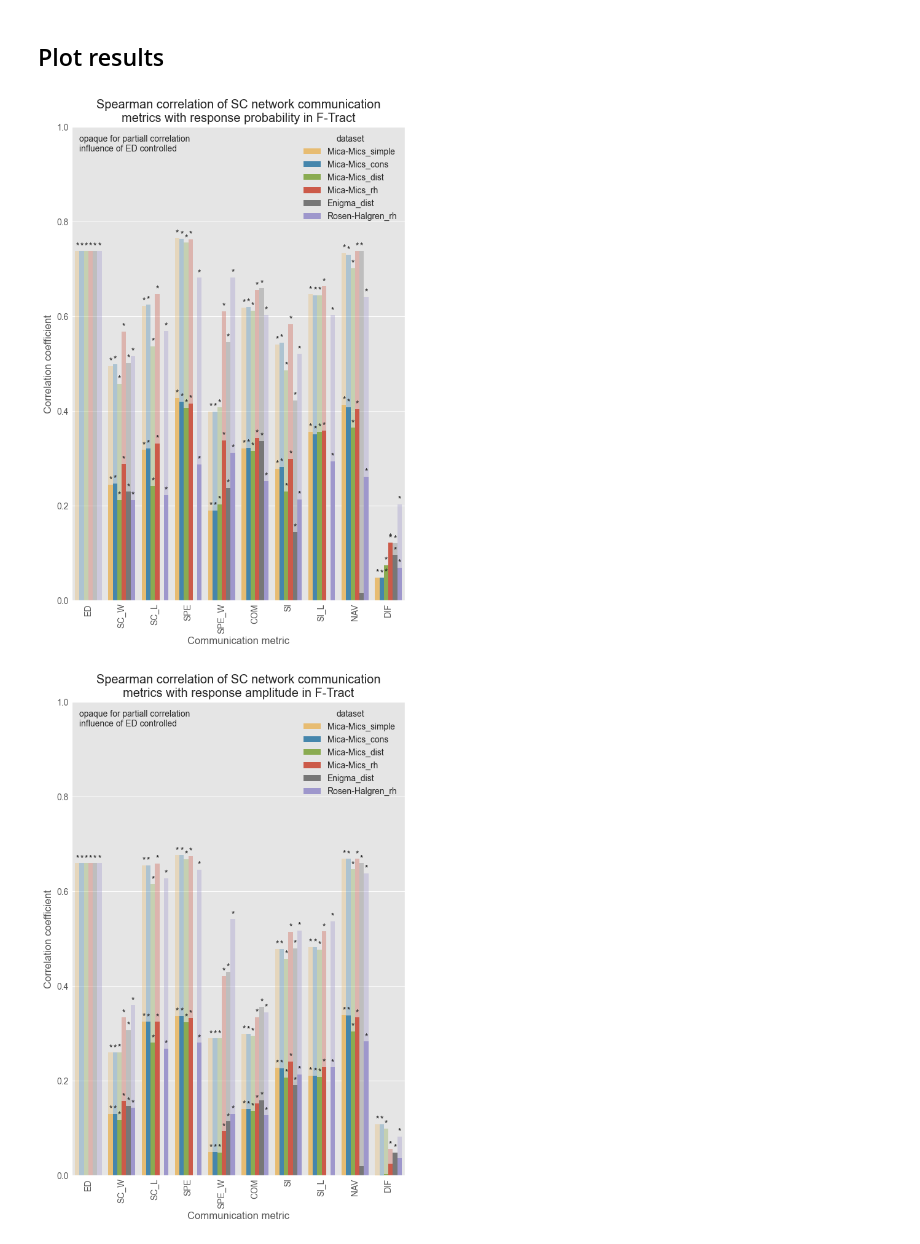
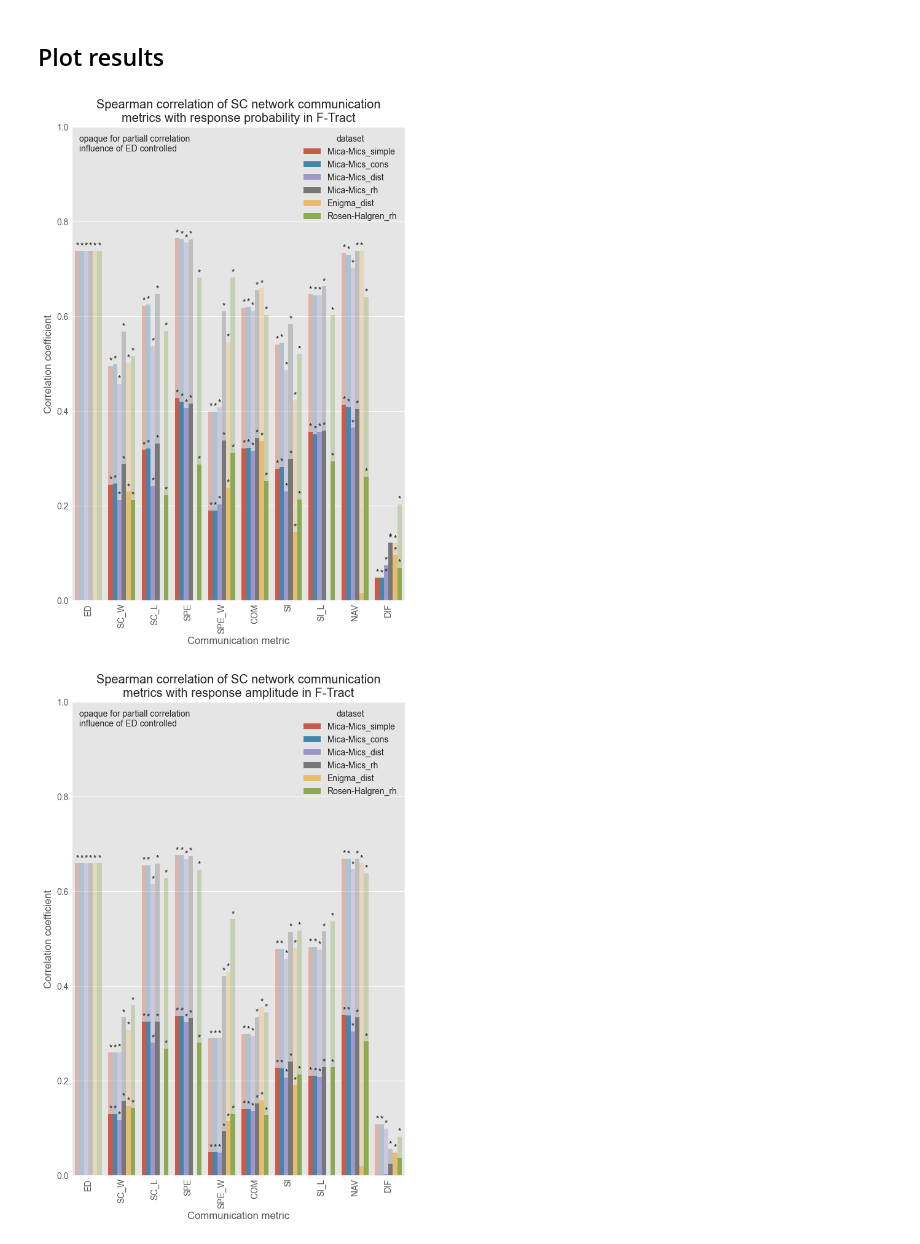
Before and after one commit to Katterrina/fimuni_thesis, a Jupyter notebook: notebooks/01_f-tract/01_analysis.ipynb, the cells around one changed output. Drawn from its saved outputs; the diff is of its cells as text; code cells hidden in the pictures.

```diff
--- a/notebooks/01_f-tract/01_analysis.ipynb
+++ b/notebooks/01_f-tract/01_analysis.ipynb
@@ -237,9 +269,11 @@ for response_type in response_types_list:
 # %% [markdown]
 ## Plot results
 # %%
+plt.style.use('ggplot')
+
 for response_type in response_types_list:
     t = f"Spearman correlation of SC network communication\nmetrics with response {response_type} in F-Tract"
     plotting.plot_results_overlay(results[response_type],results_partial[response_type],title=t,fig_dir=fig_dir)
 # %% [output]
-[figure, old version]
+[figure, new version]
-[figure, old version]
+[figure, new version]
```
Also changed, not shown: parts of 8 cells of this notebook, 1 other file.
